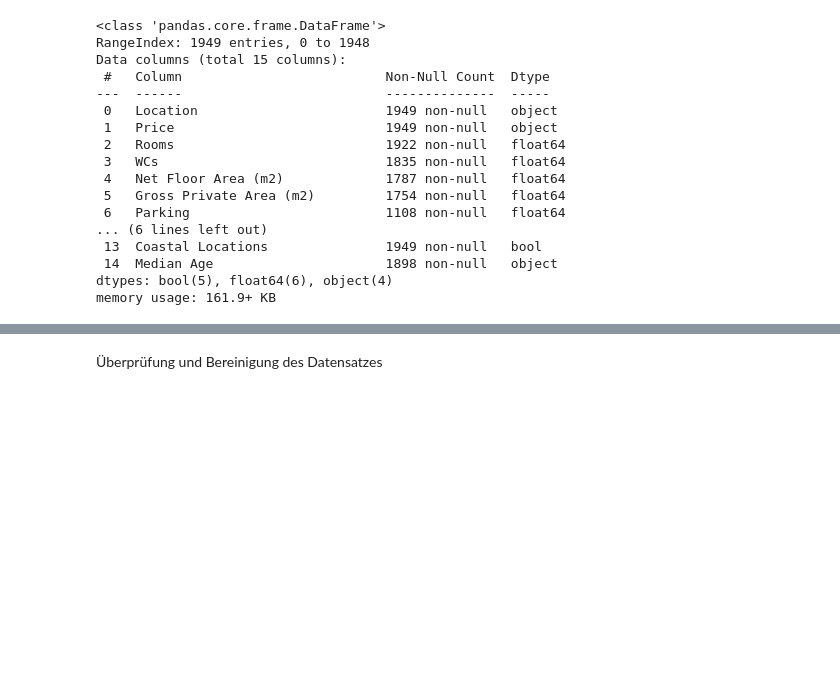
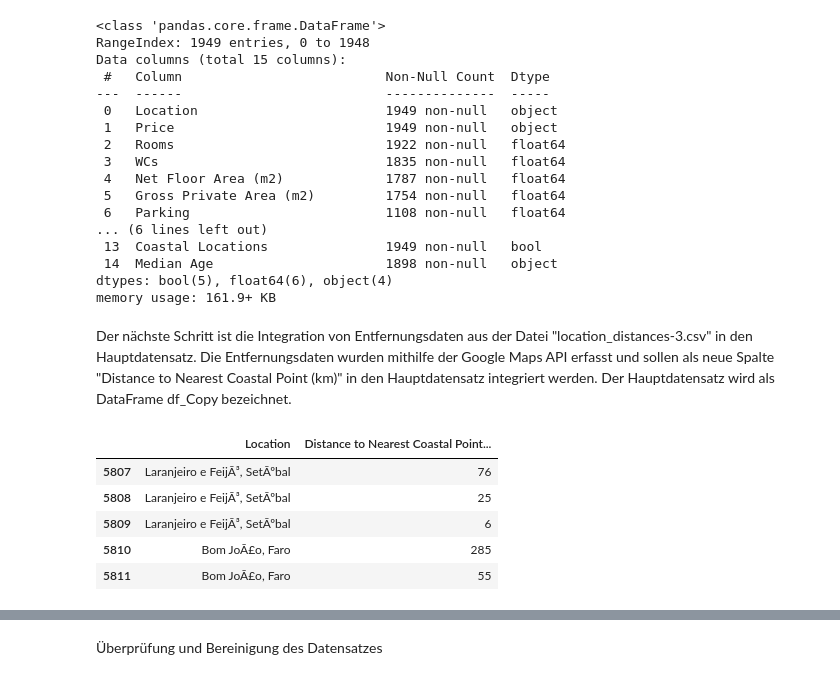
Before and after one commit to svetasta/Aufgabe2ML2024, a Jupyter notebook: Aufgabe2_19052024.ipynb, the cells around one changed output, grey strips where cells are left out. Drawn from its saved outputs; the diff is of its cells as text; code cells hidden in the pictures; blank space fills up the shorter version.

Commit message:
data manually added in googlMaps, docu in Aufgabe2

```diff
--- a/Aufgabe2_19052024.ipynb
+++ b/Aufgabe2_19052024.ipynb
@@ -291,3 +339,28 @@ Data columns (total 15 columns):
  14  Median Age                      1898 non-null   object
 dtypes: bool(5), float64(6), object(4)
 memory usage: 161.9+ KB
+# %% [markdown]
+Der nächste Schritt ist die Integration von Entfernungsdaten aus der Datei "location_distances-3.csv" in den Hauptdatensatz. Die Entfernungsdaten wurden mithilfe der Google Maps API erfasst und sollen als neue Spalte "Distance to Nearest Coastal Point (km)" in den Hauptdatensatz integriert werden. Der Hauptdatensatz wird als DataFrame df_Copy bezeichnet.
+# %%
+# Hier werden die Daten aus der CSV-Datei "location_distances-3.csv" eingelesen, die mithilfe der Google Maps API gesammelt wurden.
+# Es wird angenommen, dass die Daten im CSV-Format vorliegen, wobei ';' als Trennzeichen verwendet wird und die Kodierung 'ISO-8859-1' ist.
+# Die erste Zeile der Datei wird als Header verwendet, und fehlerhafte Zeilen werden übersprungen.
+# Der pandas-Parser wird verwendet, um die Datei zu lesen.
+
+File_Distance= "location_distances-3.csv"
+df3 = pd.read_csv(File_Distance,
+                sep=';',
+                encoding='ISO-8859-1',
+                header=0,
+                on_bad_lines='skip',
+
+                engine='python'
+                )
+df3.tail()
+# %% [output]
+|  | Location | Distance to Nearest Coastal Point... |
+| 5807 | Laranjeiro e FeijÃ³, SetÃºbal | 76 |
+| 5808 | Laranjeiro e FeijÃ³, SetÃºbal | 25 |
+| 5809 | Laranjeiro e FeijÃ³, SetÃºbal | 6 |
+| 5810 | Bom JoÃ£o, Faro | 285 |
+| 5811 | Bom JoÃ£o, Faro | 55 |
```
Also changed, not shown: parts of 10 cells of this notebook, 13 other files.
